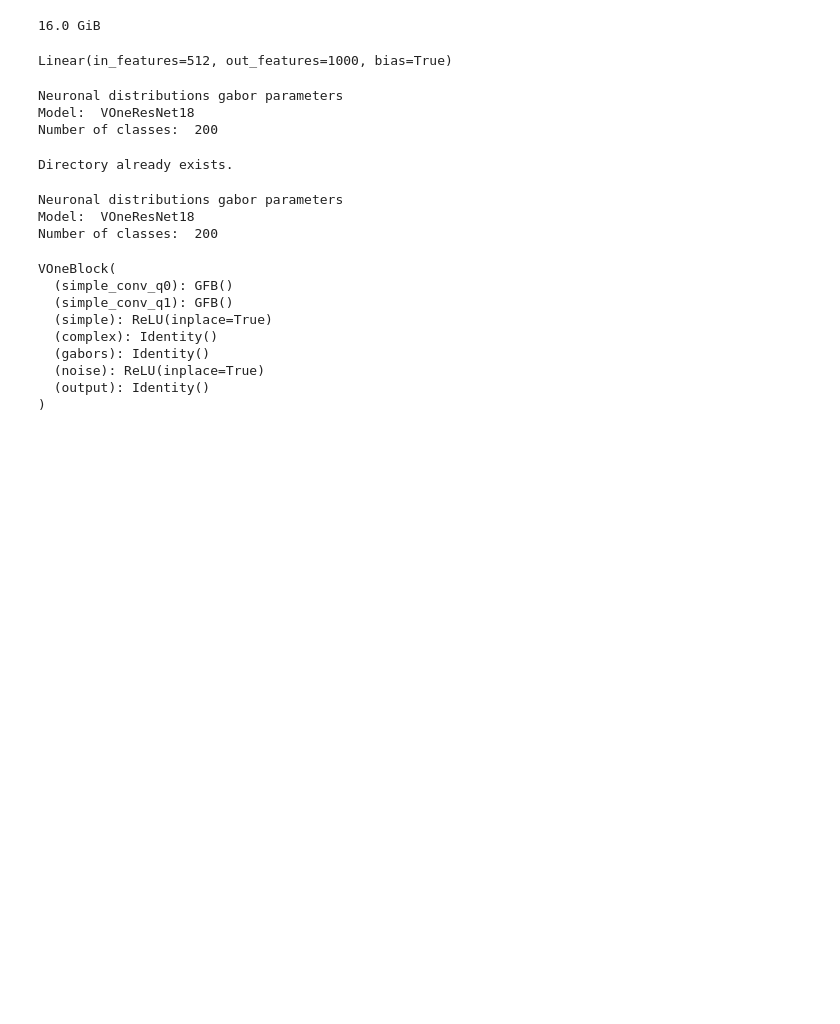
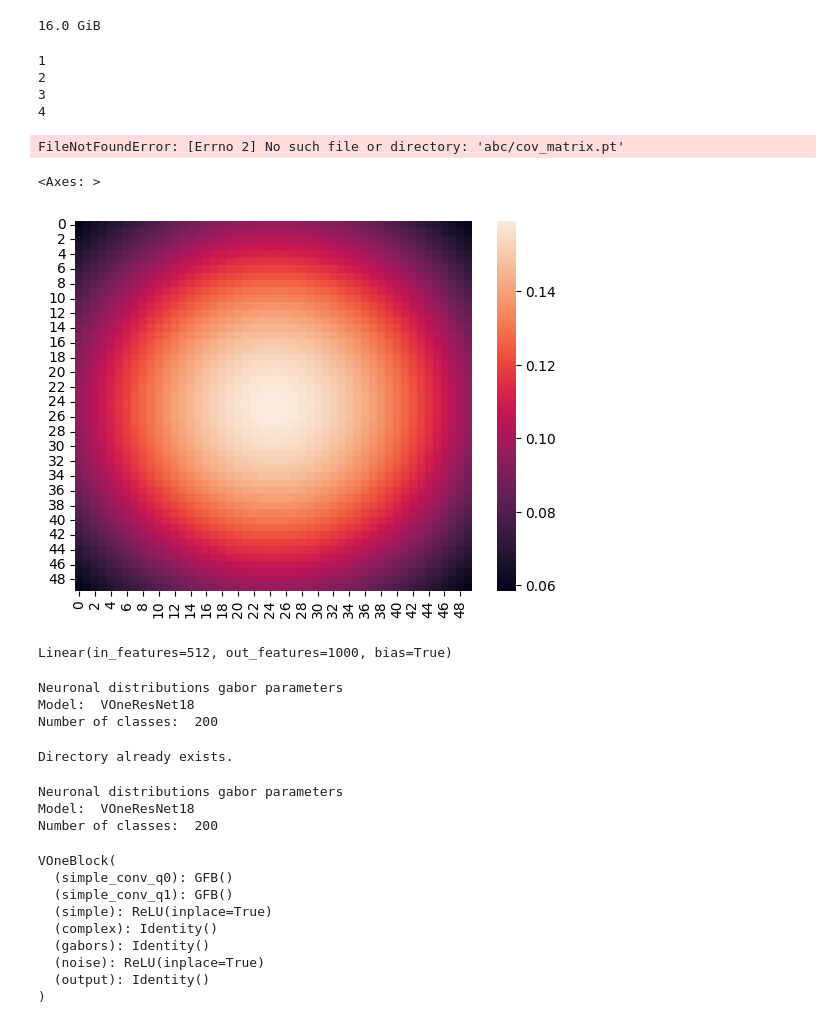
Before and after one commit to VanillaCappuccino/vonenet-mete, a Jupyter notebook: cov_matrix.ipynb, the cells around one changed output. Drawn from its saved outputs; the diff is of its cells as text; code cells hidden in the pictures; blank space fills up the shorter version.

```diff
--- a/cov_matrix.ipynb
+++ b/cov_matrix.ipynb
@@ -23,3 +23,17 @@ sz = (channels * pixels)**2 * precision / bits_in_bytes / bytes_in_gib
 print(sz, "GiB")
 # %% [output]
 16.0 GiB
+# %%
+u = [1,2,3,4]
+
+for i in tqdm.tqdm(u):
+    print(i)
+# %% [output]
+1
+2
+3
+4
+# %%
+torch.load(f"abc/cov_matrix.pt")
+# %% [output]
+FileNotFoundError: [Errno 2] No such file or directory: 'abc/cov_matrix.pt'
@@ -26,3 +43,48 @@ print(sz, "GiB")
+# %%
+@torch.jit.script
+def gaussianKernel(theta, v, w, rho, sigma, A, in_size:int=50):
+
+    dvc = theta.device
+
+    Sigma = torch.diag(torch.hstack([rho, sigma]))
+    mu = torch.hstack([v,w])
+
+    # x = np.arange(0, in_size)
+    x = torch.linspace(-1,1,in_size, device=dvc)
+
+    # print(x.shape)
+
+    x, y = torch.meshgrid(x, x)
+
+    # print(x.device, theta.device)
+
+    # print(x.device, theta.device, Sigma.device, mu.device)
+
+    x_rot = x * torch.cos(theta) + y * torch.sin(theta)
+    y_rot = -x * torch.sin(theta) + y * torch.cos(theta)
+
+    pos = torch.zeros(x_rot.shape + (2,), device=dvc)
+    pos[:, :, 0] = x_rot
+    pos[:, :, 1] = y_rot
+
+    const = A / (2 * torch.pi * rho * sigma)
+
+    Sigma_inv = torch.inverse(Sigma)
+
+    delta = torch.subtract(pos,mu)
+
+    fac = torch.einsum('...k,kl,...l->...', delta, Sigma_inv, delta)
+
+    return const * torch.exp(-fac / 2)
+# %%
+params = torch.tensor([0., 0., 0., 1., 1., 1.])
+
+gk = gaussianKernel(*params, 50)
+
+sns.heatmap(gk)
+# %% [output]
+<Axes: >
+[figure, added]
 # %%
 import numpy as np
 import torch
```
Also changed, not shown: parts of 16 cells of this notebook, 2 other files.
